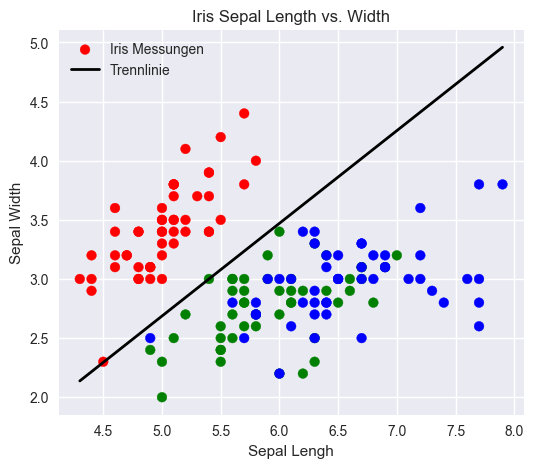
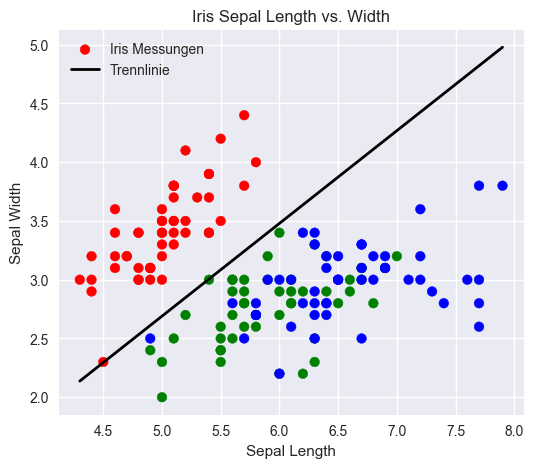
Code edit (unified diff) that turned the first committed figure into the second:
--- before
+++ after
@@ -2,5 +2,5 @@
 #| code-summary: "Code anzeigen"
 
-x_vals = np.linspace(min(sepal_lengh), max(sepal_lengh), 100)
+x_vals = np.linspace(min(sepal_length), max(sepal_length), 100)
 w0, w1, w2 = weights[-1]
 y_vals = -(w0 + w1 * x_vals) / w2
@@ -8,5 +8,5 @@
 plt.style.use('seaborn-v0_8')
 plt.figure(figsize=(6,5))
-plt.xlabel('Sepal Lengh')
+plt.xlabel('Sepal Length')
 plt.ylabel('Sepal Width')
 plt.title('Iris Sepal Length vs. Width')

Commit: Tippfehler im Code beseitigt